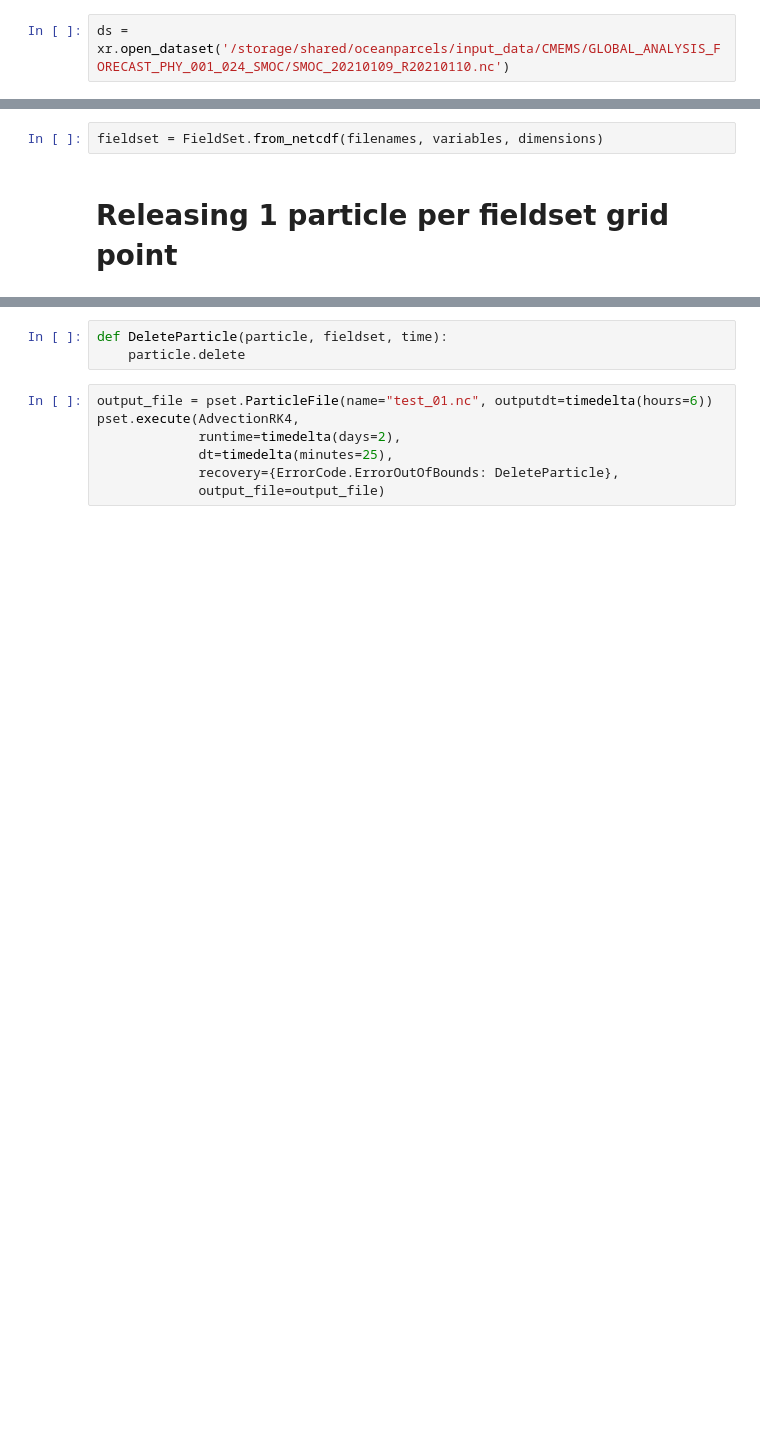
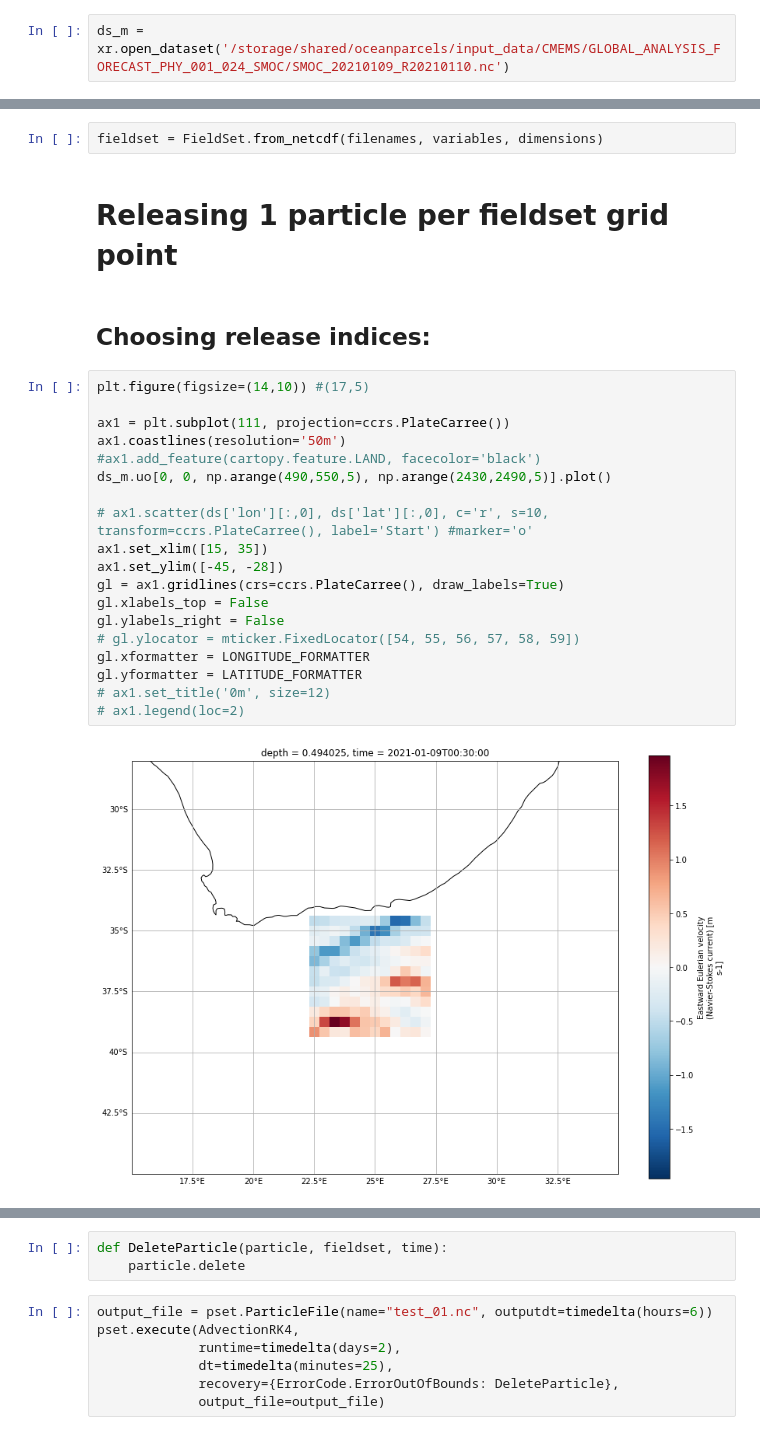
Before and after one commit to OceanParcels/Lagrangian_diags, a Jupyter notebook: Particle_Release_test_01.ipynb, the cells around one changed output, grey strips where cells are left out. Drawn from its saved outputs; the diff is of its cells as text; blank space fills up the shorter version.

```diff
--- a/Particle_Release_test_01.ipynb
+++ b/Particle_Release_test_01.ipynb
@@ -29,5 +37,5 @@ variables:
 # %%
 import xarray as xr
 # %%
-ds = xr.open_dataset('/storage/shared/oceanparcels/input_data/CMEMS/GLOBAL_ANALYSIS_FORECAST_PHY_001_024_SMOC/SMOC_20210109_R20210110.nc')
+ds_m = xr.open_dataset('/storage/shared/oceanparcels/input_data/CMEMS/GLOBAL_ANALYSIS_FORECAST_PHY_001_024_SMOC/SMOC_20210109_R20210110.nc')
 # %%
@@ -120,4 +128,27 @@ dimensions = {'lat': 'latitude',
 fieldset = FieldSet.from_netcdf(filenames, variables, dimensions)
 # %% [markdown]
 # Releasing 1 particle per fieldset grid point
+# %% [markdown]
+## Choosing release indices:
+# %%
+plt.figure(figsize=(14,10)) #(17,5)
+
+ax1 = plt.subplot(111, projection=ccrs.PlateCarree())
+ax1.coastlines(resolution='50m')
+#ax1.add_feature(cartopy.feature.LAND, facecolor='black')
+ds_m.uo[0, 0, np.arange(490,550,5), np.arange(2430,2490,5)].plot()
+
+# ax1.scatter(ds['lon'][:,0], ds['lat'][:,0], c='r', s=10, transform=ccrs.PlateCarree(), label='Start') #marker='o'
+ax1.set_xlim([15, 35])
+ax1.set_ylim([-45, -28])
+gl = ax1.gridlines(crs=ccrs.PlateCarree(), draw_labels=True)
+gl.xlabels_top = False
+gl.ylabels_right = False
+# gl.ylocator = mticker.FixedLocator([54, 55, 56, 57, 58, 59])
+gl.xformatter = LONGITUDE_FORMATTER
+gl.yformatter = LATITUDE_FORMATTER
+# ax1.set_title('0m', size=12)
+# ax1.legend(loc=2)
+# %% [output]
+[figure, added]
 # %%
```
Also changed, not shown: parts of 16 cells of this notebook, 2 other files.
